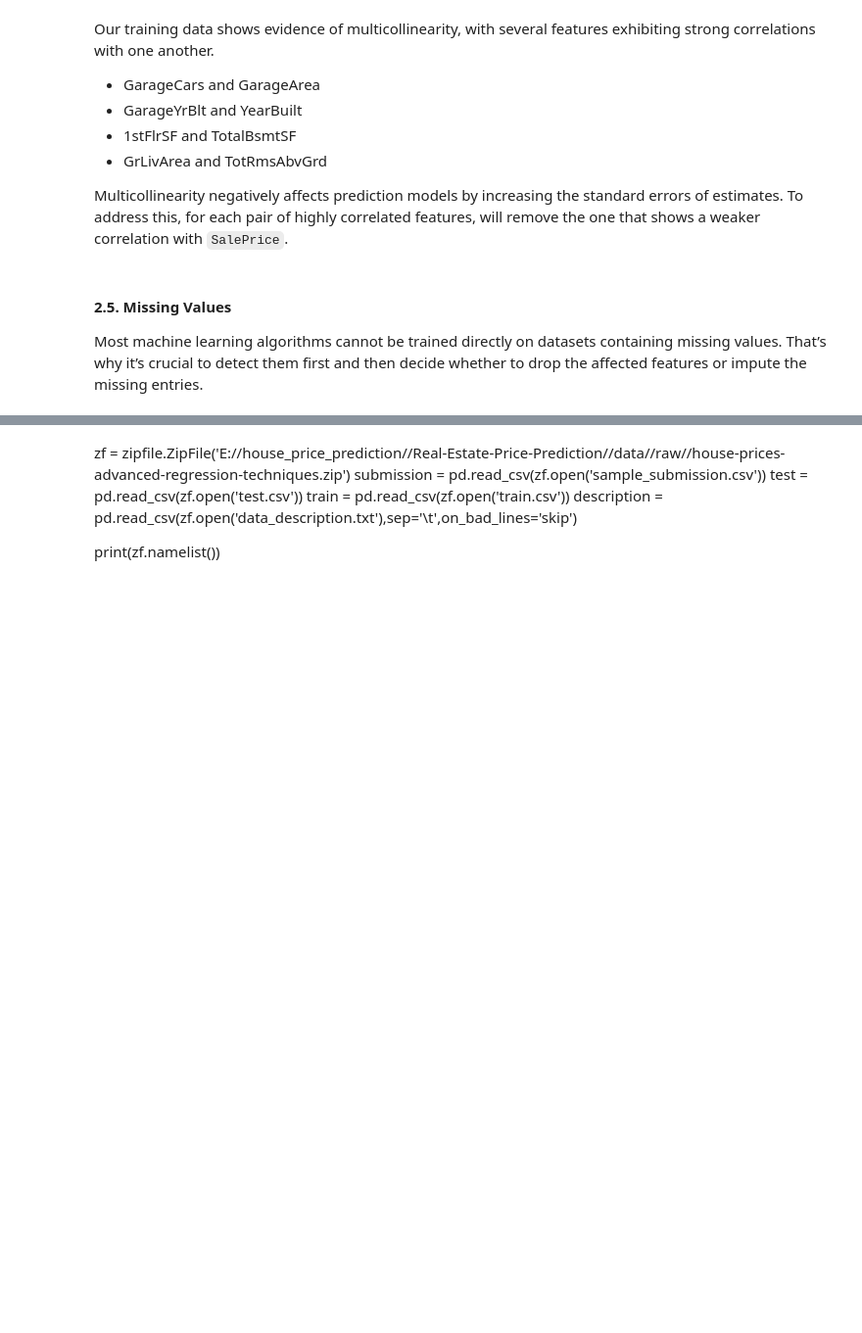
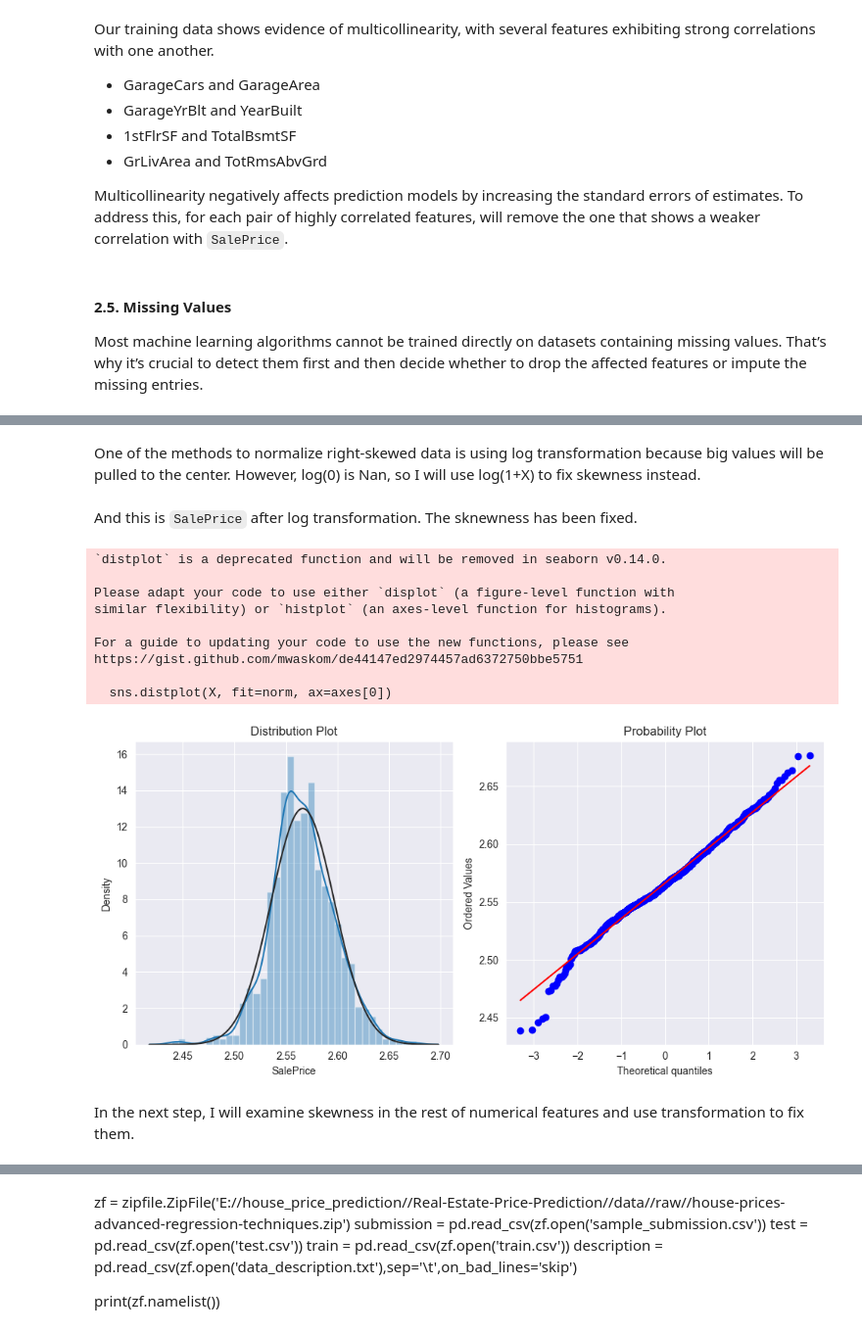
Before and after one commit to annugit1655/Real-Estate-Price-Prediction, a Jupyter notebook: Real-Estate-Price-Prediction/notebooks/house-price.ipynb, the cells around one changed output, grey strips where cells are left out. Shown at 98% size. Cells and saved outputs as stored; diff of their text form; code cells hidden in the pictures; blank space fills up the shorter version.

```diff
--- a/Real-Estate-Price-Prediction/notebooks/house-price.ipynb
+++ b/Real-Estate-Price-Prediction/notebooks/house-price.ipynb
@@ -453,0 +686,21 @@ plot_null_counts(df_train)
+# %% [markdown]
+One of the methods to normalize right-skewed data is using log transformation because big values will be pulled to the center. However, log(0) is Nan, so I will use log(1+X) to fix skewness instead.
+# %%
+y_new = np.log(1 + y)
+# %% [markdown]
+And this is `SalePrice` after log transformation. The sknewness has been fixed.
+# %%
+normality_plot(y_new)
+# %% [output]
+`distplot` is a deprecated function and will be removed in seaborn v0.14.0.
+
+Please adapt your code to use either `displot` (a figure-level function with
+similar flexibility) or `histplot` (an axes-level function for histograms).
+
+For a guide to updating your code to use the new functions, please see
+https://gist.github.com/mwaskom/de44147ed2974457ad6372750bbe5751
+
+  sns.distplot(X, fit=norm, ax=axes[0])
+[figure, added]
+# %% [markdown]
+In the next step, I will examine skewness in the rest of numerical features and use transformation to fix them.
```
Also changed, not shown: parts of 47 cells of this notebook.
